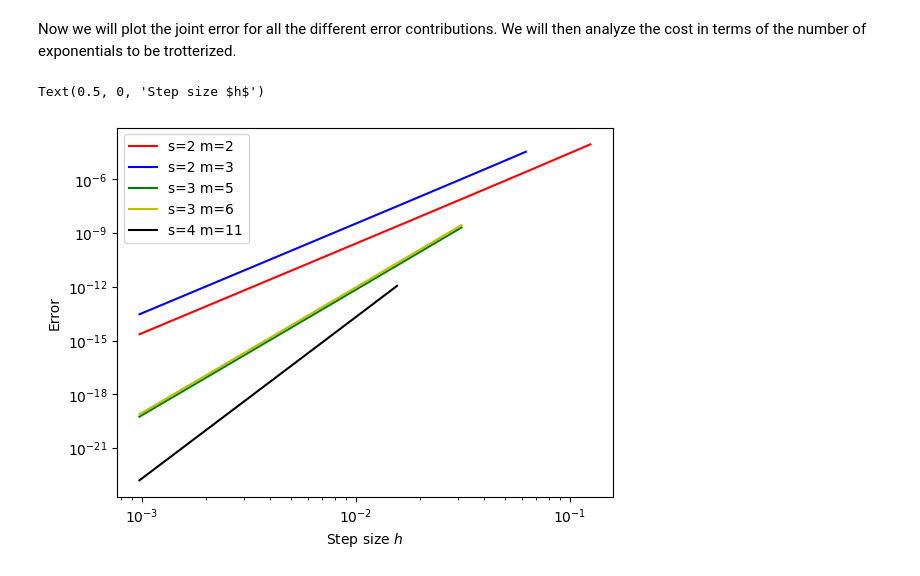
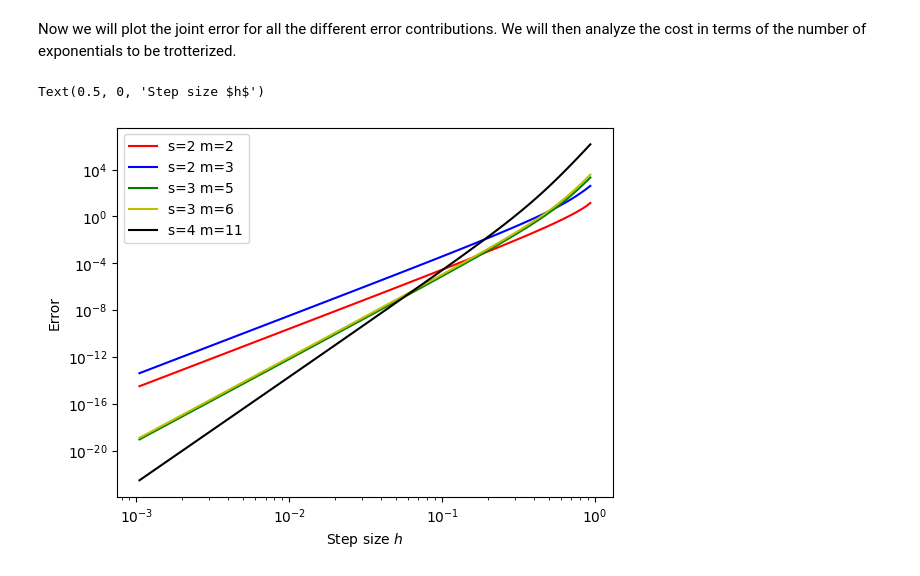
Before and after one commit to XanaduAI/CFQMagnus, a Jupyter notebook: largest_error_bounds.ipynb, the cells around one changed output. Drawn from its saved outputs; the diff is of its cells as text; code cells hidden in the pictures.

```diff
--- a/largest_error_bounds.ipynb
+++ b/largest_error_bounds.ipynb
@@ -781,14 +781,14 @@ plt.show()
 # %% [markdown]
 Now we will plot the joint error for all the different error contributions. We will then analyze the cost in terms of the number of exponentials to be trotterized.
 # %%
-def error_sum(h, s, m, cs_y, maxc = 1, maxp = 25):
+def error_sum(h, s, m, cs_y, maxc = 1, maxp = 25, tight = False):
     error = np.longdouble(0)
 
     # Error from the Taylor truncation
     error += error_Taylor_truncation(h, s, c)
 
     # Error from the Taylor expansion of the product of exponentials in the commutator-free operator
-    sum_compositions = summatory_compositions(h, maxp, s, [m], [cs[(s,m)]], use_max = True)
+    sum_compositions = summatory_compositions(h, maxp, s, [m], [cs[(s,m)]], use_max = not tight or s > 4)
     acc_sum_compositions = acc_from(2*s+1, sum_compositions, maxp)
     error += acc_sum_compositions[maxp]
 
@@ -809,24 +809,24 @@ def error_sum(h, s, m, cs_y, maxc = 1, maxp = 25):
 
     return error
 # %%
-hs = [1/(2) * 1/2**i for i in range(1,10)]
-maxp = 15
+hs = [1/2**(i/10) for i in range(1,100)]
+maxp = 15 #todo: change this parameter perhaps
 step_error = {}
 for (s, m, color) in zip([2,2,3,3,4], [2, 3, 5, 6, 11], ['r', 'b', 'g', 'y', 'k']):
     step_error[(s,m)] = {}
     for h in hs:
-        step_error[(s,m)][h] = error_sum(h, s, m, cs_y, maxc = 1, maxp = maxp)
+        step_error[(s,m)][h] = error_sum(h, s, m, cs_y, maxc = 1, maxp = maxp, tight = False)
 
     plt.plot(step_error[(s,m)].keys(), step_error[(s,m)].values(), color = color, label = f's={s} m={m}')
 
 handles, labels = plt.gca().get_legend_handles_labels()
 by_label = dict(zip(labels, handles))
 plt.legend(by_label.values(), by_label.keys())
 
 plt.yscale('log')
 plt.xscale('log')
 plt.ylabel('Error')
 plt.xlabel(r'Step size $h$')
 # %% [output]
 Text(0.5, 0, 'Step size $h$')
-[figure, old version]
+[figure, new version]
```
Also changed, not shown: parts of 5 cells of this notebook.
